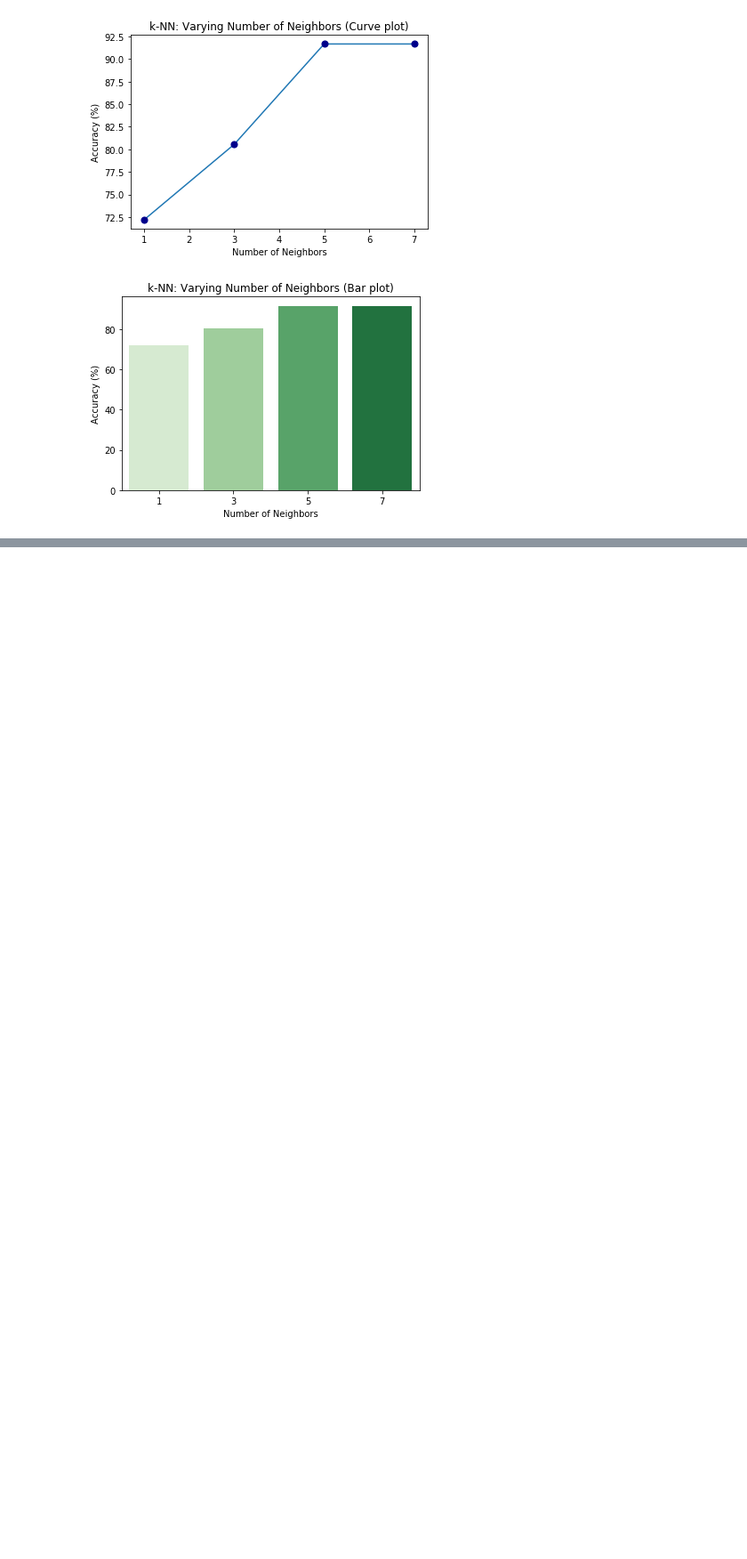
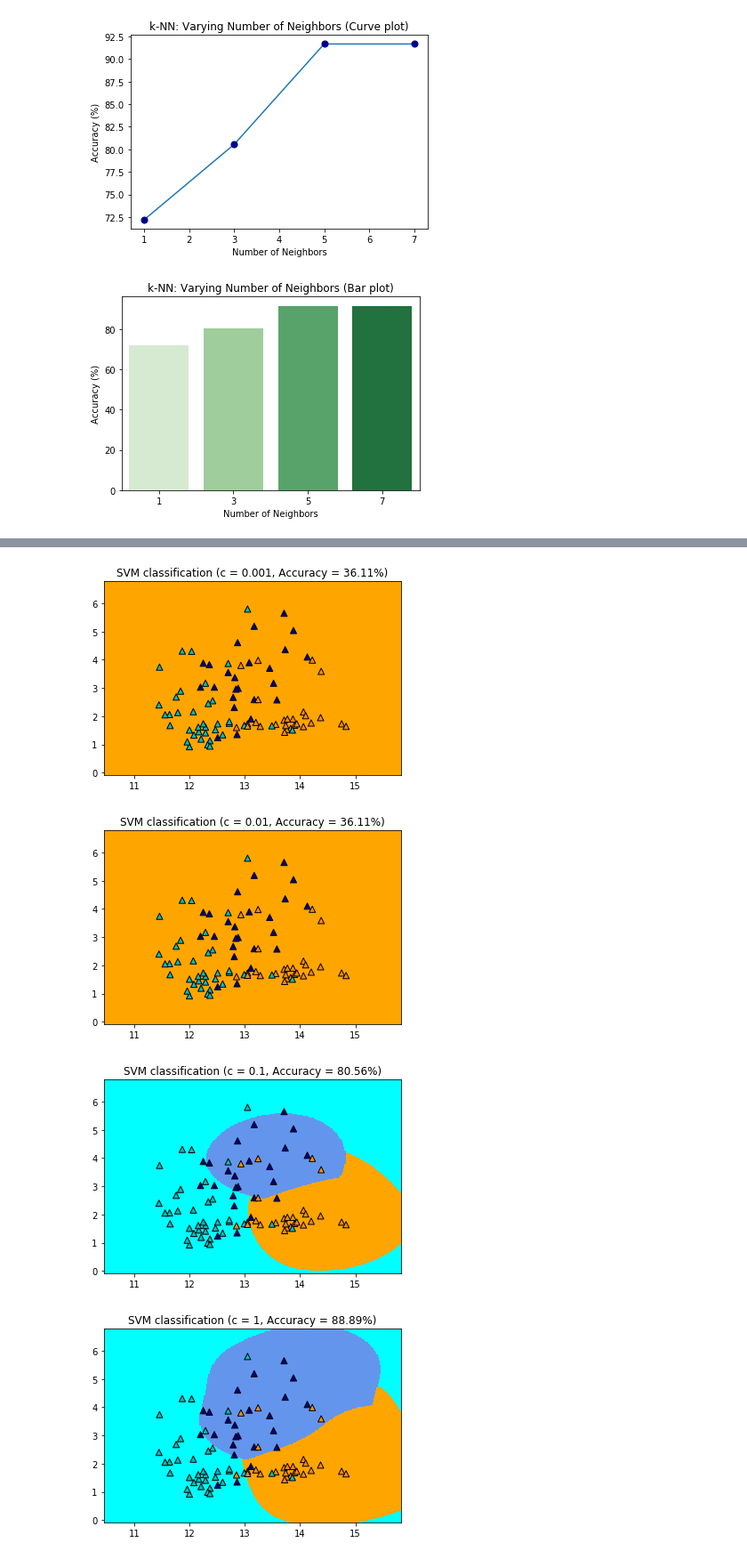
Before and after one commit to SimonettaBodojra/MLDL_HW1, a Jupyter notebook: HW1_Solution.ipynb, the cells around one changed output, grey strips where cells are left out. Shown at 89% size. Cells and saved outputs as stored; diff of their text form; code cells hidden in the pictures; blank space fills up the shorter version.

```diff
--- a/HW1_Solution.ipynb
+++ b/HW1_Solution.ipynb
@@ -125,0 +225,52 @@ plt.show()
+# %%
+#Twelveth task
+svms_rbf = {}
+accuracies_svm_rbf = {}
+
+for c in Cs:
+
+    #Create SVM Classifier (kernel=linear)
+    svm = SVC(C=c, kernel="rbf", gamma="auto")
+    svms_rbf[c] = svm
+
+    #Train the model using the training sets
+    svm.fit(X_train, y_train)
+
+    #Predict the response for validation dataset
+    y_pred = svm.predict(X_validation)
+
+    #Accuracy
+    accuracies_svm_rbf[c] = accuracy_score(y_validation, y_pred)
+
+    #Plot decision boundary
+    ax = plot_decision(svm,xx,yy,cmap_light)
+
+    # Plot also the training points
+    ax.scatter(X0, X1, c=y_train, cmap=cmap_bold, edgecolor='k', s=50, marker='^')
+    ax.set_xlim(xx.min(), xx.max())
+    ax.set_ylim(yy.min(), yy.max())
+    ax.set_title(f"SVM classification (c = {c}, Accuracy = {accuracies_svm_rbf[c]*100:.2f}%)")
+    plt.show()
+
+# Curve plot c/accuracies
+plt.figure()
+plt.title('SVM: Varying Value of C (Curve plot)')
+plt.scatter(list(svms_rbf.keys()), np.array(list(accuracies_svm_rbf.values()))*100, s=50,c="darkblue")
+plt.plot(list(svms_rbf.keys()), np.array(list(accuracies_svm_rbf.values()))*100, zorder=-1)
+plt.xlabel('Value of C')
+plt.ylabel('Accuracy (%)')
+plt.xscale("log")
+
+# Bar plot c/accuracies
+plt.figure()
+plt.title('SVM: Varying Value of C (Bar plot)')
+plt.bar([str(c) for c in svms_rbf.keys()], np.array(list(accuracies_svm_rbf.values()))*100, color=(0.1,0.8,0.5,0.7))
+sns.barplot([str(c) for c in svms_rbf.keys()], np.array(list(accuracies_svm_rbf.values()))*100, palette = "autumn")
+plt.xlabel('Value of C')
+plt.ylabel('Accuracy (%)')
+plt.show()
+# %% [output]
+[figure, added]
+[figure, added]
+[figure, added]
+[figure, added]
```
Also changed, not shown: parts of 10 cells of this notebook.
